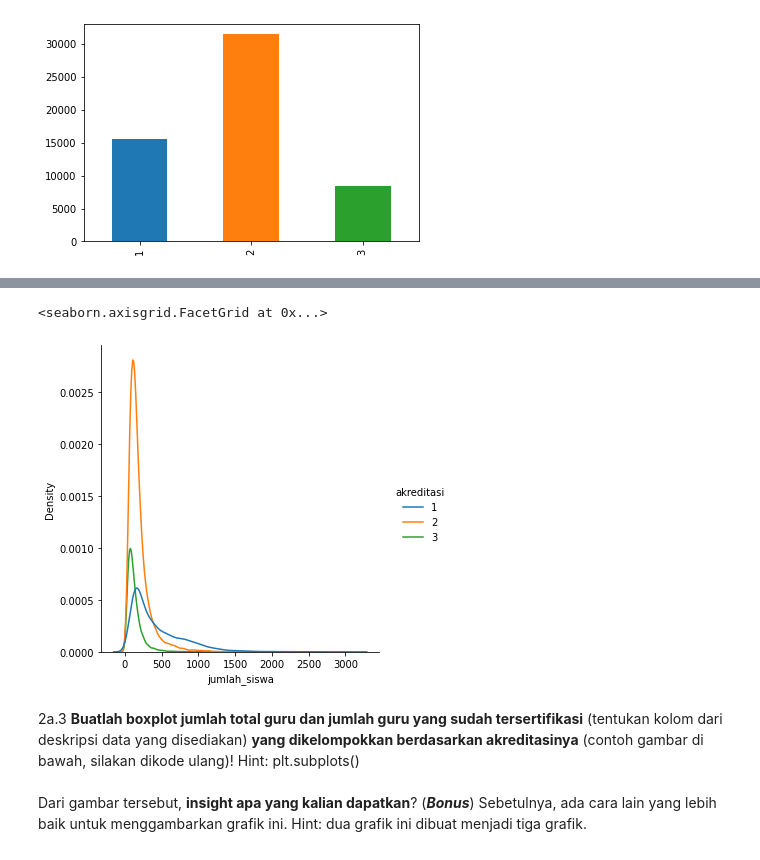
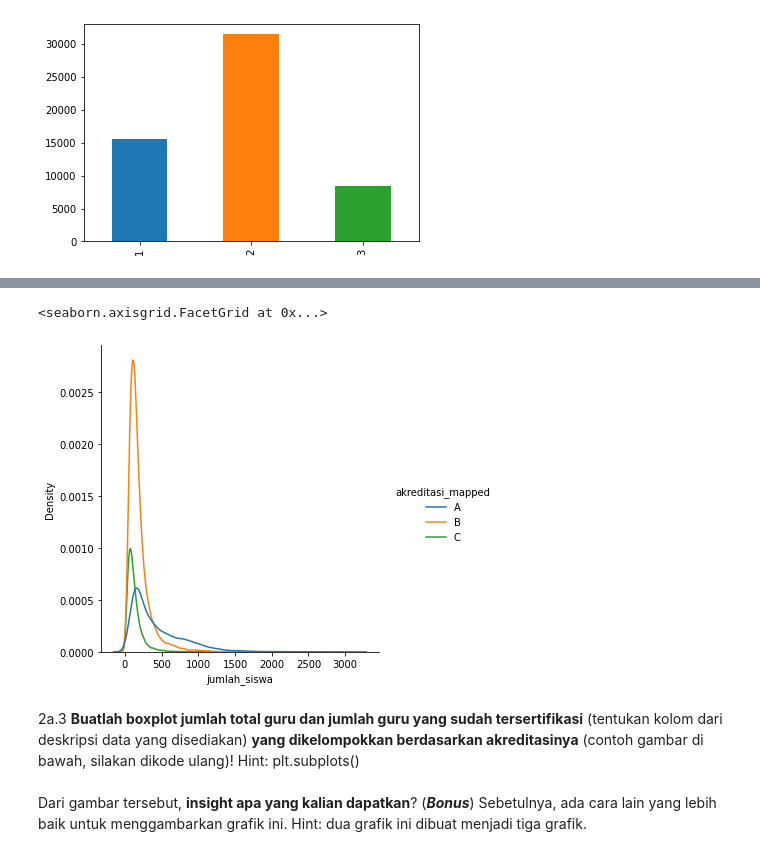
Before and after one commit to OchiMoto21/HMIF-ds-bootcamp-2022, a Jupyter notebook: hmif-ds-bootcamp-2022-niken.ipynb, the cells around one changed output, grey strips where cells are left out. Saved outputs shown, nothing was run; the diff lists cells and outputs as text; code cells hidden in the pictures.

```diff
--- a/hmif-ds-bootcamp-2022-niken.ipynb
+++ b/hmif-ds-bootcamp-2022-niken.ipynb
@@ -188,14 +187,26 @@ akreditasi_bar=schools['akreditasi'].value_counts().sort_index().plot.bar(color=
 
 Contoh grafik adalah sebagai berikut. Sebagai analogi, spesies pada grafik ini merupakan akreditasi pada dataset kita. Hint: Library seaborn
 ![image.png](attachment:fed10dd0-36f9-429a-8a51-635a5bd1aa3d.png)
-# %%
-# write your code here
-import seaborn as sns
-palette = ['#1f77b4', '#ff7f0e', '#2ca02c']
-sns.displot(schools,x="jumlah_siswa", hue="akreditasi", kind="kde", palette=palette)
-# %% [output]
-<seaborn.axisgrid.FacetGrid at 0x...>
-[figure, removed]
+# %%
+# write your code here
+def categorize(a):
+    if (a==1):
+        return "A"
+    elif (a==2):
+        return "B"
+    elif (a==3):
+        return "C"
+    else:
+        return "D"
+
+schools_akreditasi_mapped=schools
+schools_akreditasi_mapped['akreditasi_mapped']=schools_akreditasi_mapped.apply(lambda row: categorize(int(row.akreditasi)), axis=1)
+palette = ['#1f77b4', '#ff7f0e', '#2ca02c']
+
+sns.displot(schools_akreditasi_mapped.sort_values(by="akreditasi"),x="jumlah_siswa", hue="akreditasi_mapped", kind="kde", palette=palette)
+# %% [output]
+<seaborn.axisgrid.FacetGrid at 0x...>
+[figure, added]
 # %% [markdown]
 2a.3 **Buatlah boxplot jumlah total guru dan jumlah guru yang sudah tersertifikasi** (tentukan kolom dari deskripsi data yang disediakan) **yang dikelompokkan berdasarkan akreditasinya** (contoh gambar di bawah, silakan dikode ulang)! Hint: plt.subplots()
 <br> Dari gambar tersebut, **insight apa yang kalian dapatkan**? (***Bonus***) Sebetulnya, ada cara lain yang lebih baik untuk menggambarkan grafik ini. Hint: dua grafik ini dibuat menjadi tiga grafik.
```
Also changed, not shown: parts of 8 cells of this notebook.
